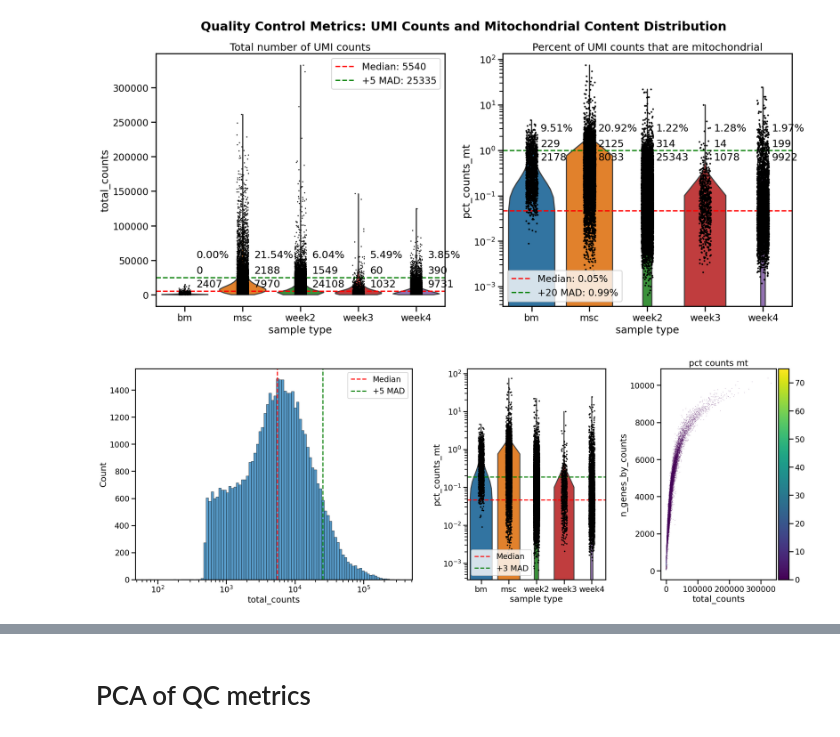
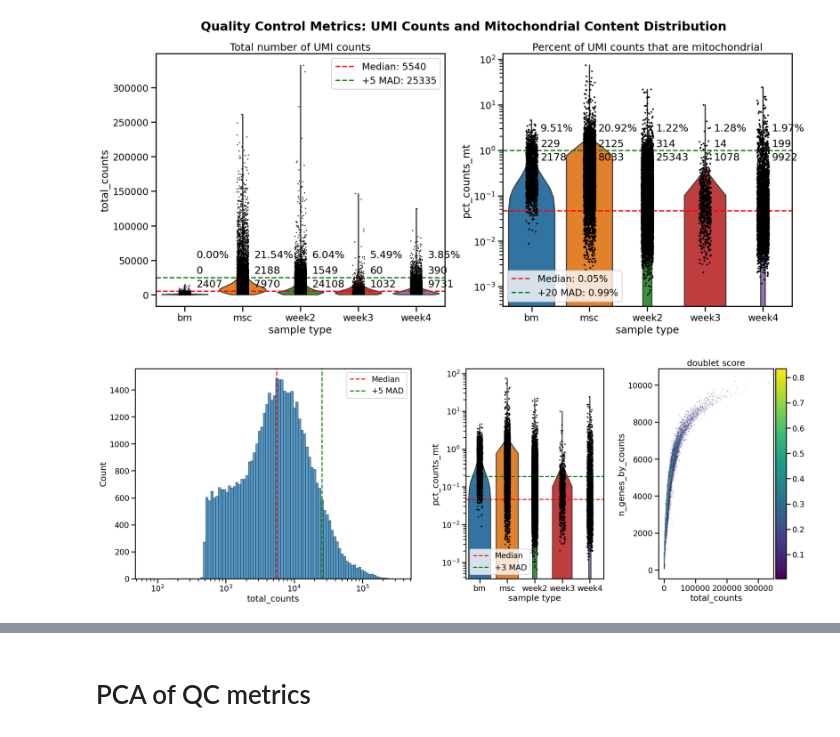
Before and after one commit to kevin-lee-aifi/mm_bm_chip_organoids, a Jupyter notebook: EXP-01244/rerun_notebooks/processing.ipynb, the cells around one changed output, grey strips where cells are left out. Cells and saved outputs as stored; diff of their text form; code cells hidden in the pictures.

```diff
--- a/EXP-01244/rerun_notebooks/processing.ipynb
+++ b/EXP-01244/rerun_notebooks/processing.ipynb
@@ -111,7 +257,7 @@ def process_groups(raw_adata, file_path=None):
         | is_outlier(adata, "pct_counts_in_top_20_genes", 5)
     )
 
-    adata.obs["mt_outlier"] = (adata.obs["pct_counts_mt"] > 5)        # Adjusted pct_counts_mt to 5%
+    adata.obs["mt_outlier"] = adata.obs["pct_counts_mt"] > 5        # Adjusted pct_counts_mt to 5%
 
     print(f"Total number of cells: {adata.n_obs}")
     adata = adata[adata.obs["predicted_doublet"] == False].copy()
@@ -169,10 +315,10 @@ def process_groups(raw_adata, file_path=None):
 
     return adata
 # %%
-cr_outs_path = os.path.join(hdir, "mm_analysis/EXP-01244/cr_data/EXP-01244_cr_outs")
+cr_outs_path = os.path.join(hdir, "mm_analysis/EXP-01244/data/EXP-01244_cr_outs")
 
 # raw_adata = process_h5s(cr_outs_path)
-adata = process_groups(raw_adata)
+adata = process_groups(file_path=cr_outs_path, raw_adata=None)
 
 # raw_adata.write(wdir + '/rerun_objects/raw_adata.h5ad', compression='gzip')
 adata.write(wdir + '/rerun_objects/adata.h5ad', compression='gzip')
@@ -342,33 +510,34 @@ def plot_with_mads(adata, nmad=5, mt_nmad=3):
         log=True
     )
 
     mt_M = adata.obs["pct_counts_mt"]
     mt_median = np.median(mt_M)
     mt_mad = median_abs_deviation(mt_M)
 
     ax[1].axhline(y=mt_median, color='red', linestyle='--', label='Median')
 
     mt_upper_bound = mt_median + mt_nmad * mt_mad
     ax[1].axhline(y=mt_upper_bound, color='green', linestyle='--', label=f'+{mt_nmad} MAD')
 
     ax[1].legend()
 
     # Scatter plot
     scatter = sc.pl.scatter(
         adata,
         "total_counts",
         "n_genes_by_counts",
-        color="pct_counts_mt",
+        color="doublet_score",
         show=False,
-        ax=ax[2]
+        ax=ax[2],
+        size=5
     )
 
     # Clear existing colorbar and add new one
     ax[2].collections[0].colorbar.remove()
     plt.colorbar(ax[2].collections[0], ax=ax[2], pad=0.015)
 
     plt.show()
 
 plot_with_mads(raw_adata)
 # %% [output]
-[figure, old version]
+[figure, new version]
```
Also changed, not shown: parts of 4 cells of this notebook, 1 other file.
